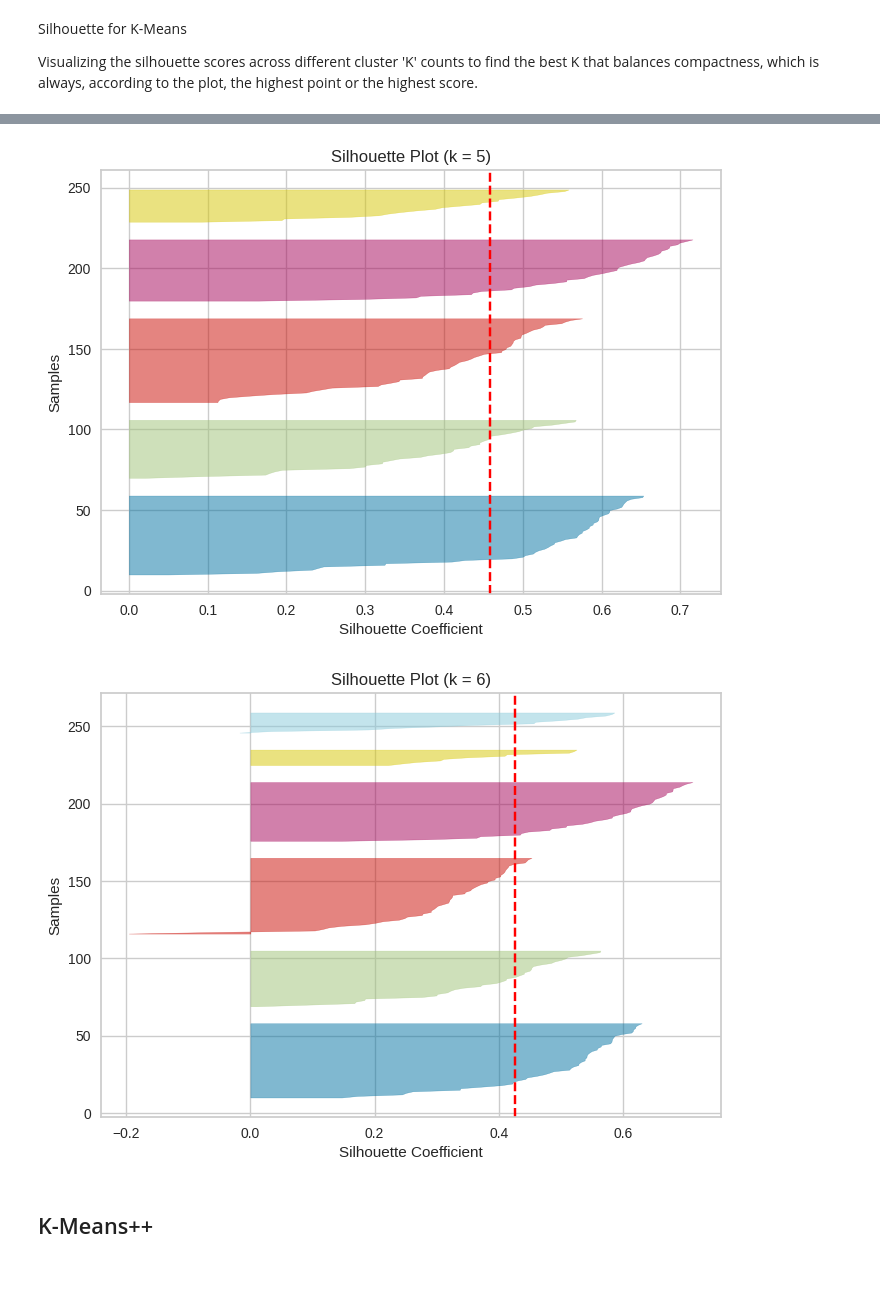
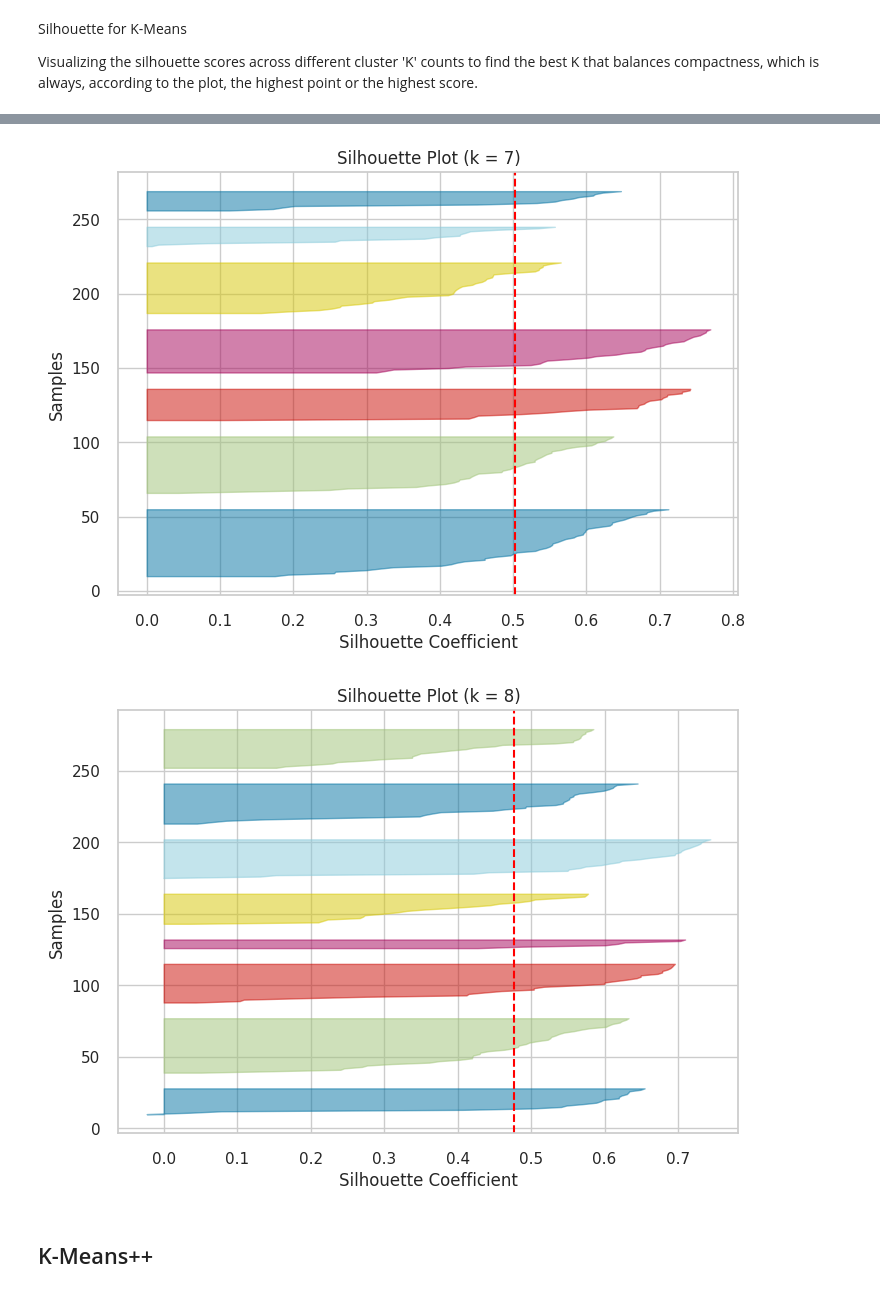
Before and after one commit to Bira0/GroupB, a Jupyter notebook: Mall_Customers.ipynb, the cells around one changed output, grey strips where cells are left out. Cells and saved outputs as stored; diff of their text form; code cells hidden in the pictures.

```diff
--- a/Mall_Customers.ipynb
+++ b/Mall_Customers.ipynb
@@ -189,3 +195,10 @@ Since 'Gender' got already normalized by encoding to binary, we're not standardi
 from sklearn.preprocessing import StandardScaler
 ss = StandardScaler()
 X[['Age', 'Annual Income (k$)', 'Spending Score (1-100)']] = ss.fit_transform(X[['Age', 'Annual Income (k$)', 'Spending Score (1-100)']])
+# %%
+sns.set(style='whitegrid')
+plt.figure(figsize=(15, 6))
+sns.histplot(X['Annual Income (k$)'], kde=True, bins=10, color='lightcoral')
+plt.title('Annual Income Distribution')
+plt.tight_layout()
+plt.show()
@@ -206,7 +221,7 @@ sum_variance = np.cumsum(pca.explained_variance_ratio_)
 
 count = 0
 for i in sum_variance:
-  if i <= 0.95:
+  if i <= 0.90:
     count += 1
 
 print(count)
@@ -267,7 +281,7 @@ plt.show()
 # %%
 from sklearn.manifold import TSNE
 
-tsne = TSNE(random_state=42)
+tsne = TSNE(perplexity=20, n_components=2, learning_rate='auto', random_state=42)
 X_tsne = tsne.fit_transform(X_pca)
 # %% [markdown]
 Visualize clusters formed after PCA.
@@ -374,12 +388,12 @@ According to both the Elbow and Silhouette scores, Best K is 6
 # %%
-for k in [6, 5]:
+for k in [6, 7, 8]:
     kmeans = KMeans(n_clusters=k, n_init=10, random_state=42)
     labels = kmeans.fit_predict(X_pca)
     plt.figure(figsize=(10,6))
     plt.scatter(X_tsne[:,0], X_tsne[:,1], c=labels, cmap='tab10', s=20, alpha=0.5)
     plt.title(f'K-Means clustering (k={k})')
     plt.xlabel('t-SNE 1')
-    plt.ylabel('t-SNE 1')
+    plt.ylabel('t-SNE 2')
     plt.grid(True)
     plt.show()
 # %% [output]
@@ -388,11 +403,11 @@ for k in [6, 5]:
 # %%
 from yellowbrick.cluster import SilhouetteVisualizer
-for k in [2,4,5,6]:
-   model = KMeans(n_clusters=k,random_state=42)
-   visualizer = SilhouetteVisualizer(model, colors='yellowbrick')
-   visualizer.fit(X_pca)
-   plt.title(f'Silhouette Plot (k = {k})')
-   plt.xlabel('Silhouette Coefficient')
-   plt.ylabel('Samples')
-   plt.show()
+for k in [2, 6, 7, 8]:
+  model = KMeans(n_clusters=k,random_state=42)
+  visualizer = SilhouetteVisualizer(model, colors='yellowbrick')
+  visualizer.fit(X_pca)
+  plt.title(f'Silhouette Plot (k = {k})')
+  plt.xlabel('Silhouette Coefficient')
+  plt.ylabel('Samples')
+  plt.show()
 # %% [output]
@@ -401,5 +416,5 @@ for k in [2,4,5,6]:
-[figure, old version]
+[figure, new version]
-[figure, old version]
+[figure, new version]
 # %% [markdown]
 ## K-Means++
 # %%
```
Also changed, not shown: parts of 39 cells of this notebook.
